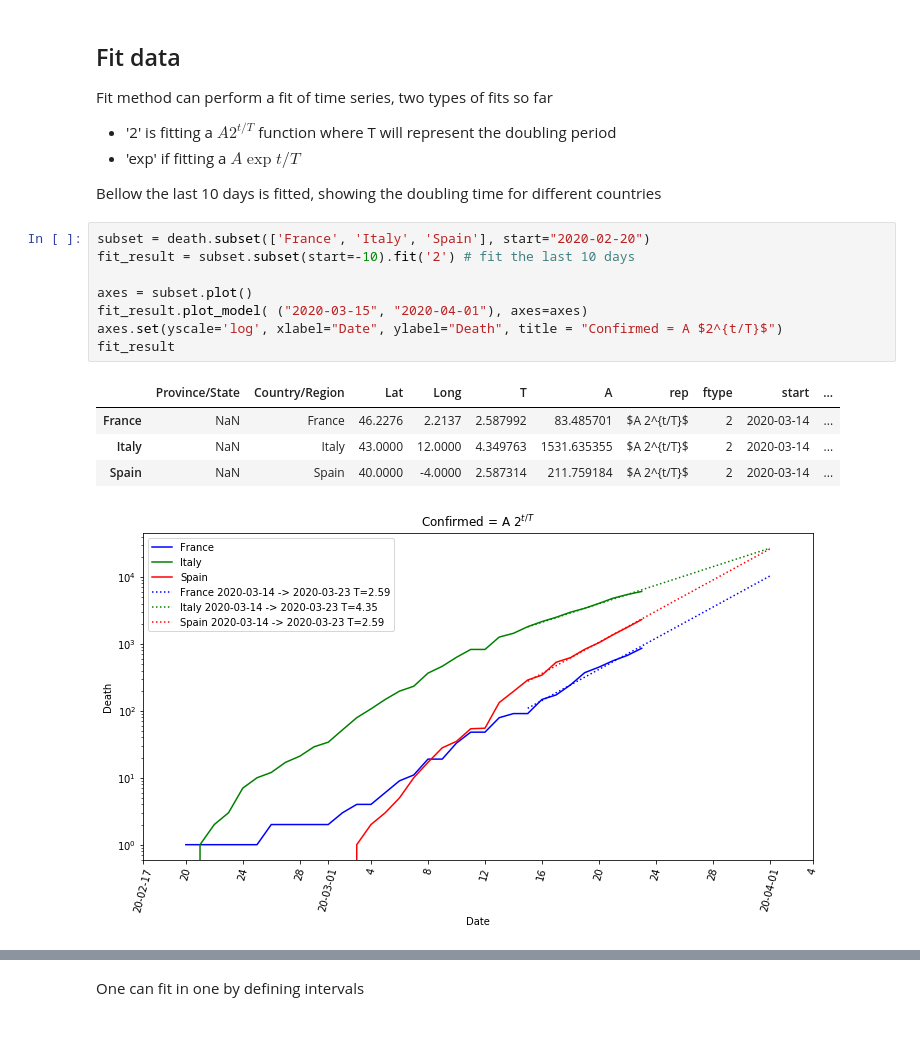
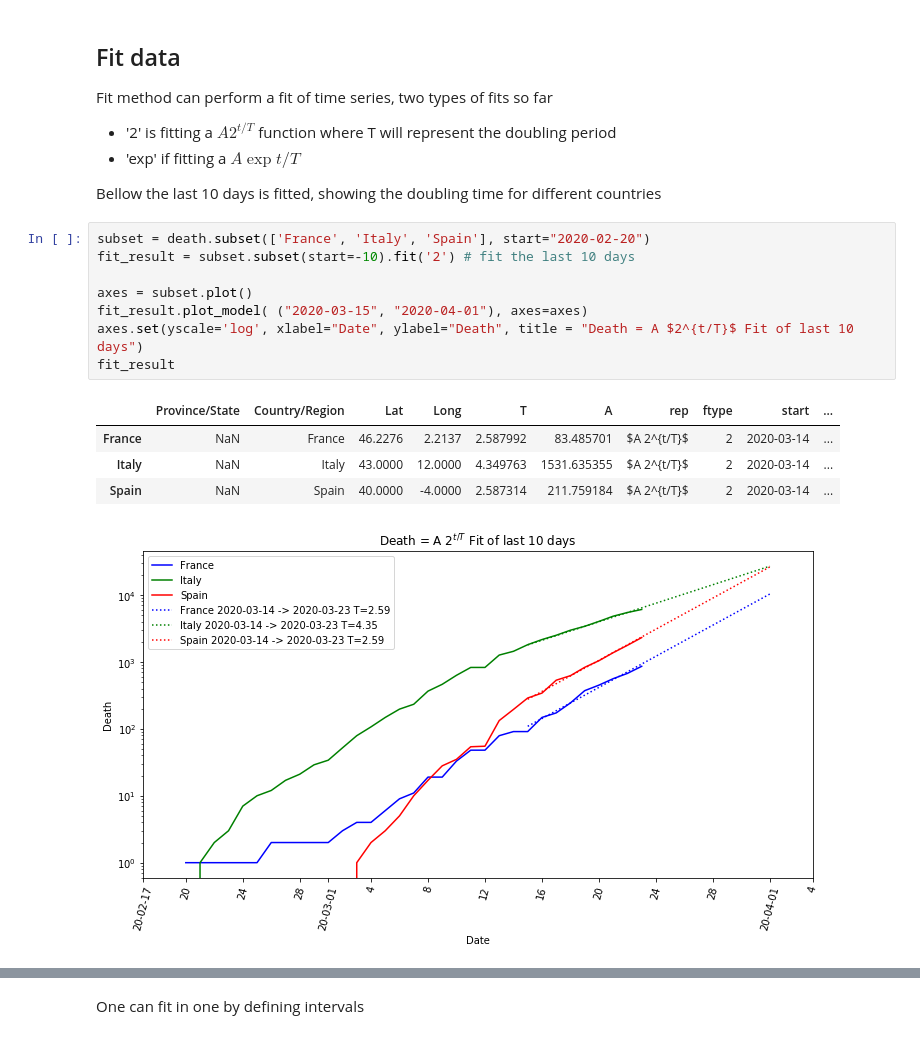
Before and after one commit to SylvainGuieu/corona, a Jupyter notebook: corona.ipynb, the cells around one changed output, grey strips where cells are left out. Saved outputs shown, nothing was run; the diff lists cells and outputs as text.

Commit message:
plot/notebook update

```diff
--- a/corona.ipynb
+++ b/corona.ipynb
@@ -207,14 +207,14 @@ Bellow the last 10 days is fitted, showing the doubling time for different count
 # %%
 subset = death.subset(['France', 'Italy', 'Spain'], start="2020-02-20")
 fit_result = subset.subset(start=-10).fit('2') # fit the last 10 days
 
 axes = subset.plot()
 fit_result.plot_model( ("2020-03-15", "2020-04-01"), axes=axes)
-axes.set(yscale='log', xlabel="Date", ylabel="Death", title = "Confirmed = A $2^{t/T}$")
+axes.set(yscale='log', xlabel="Date", ylabel="Death", title = "Death = A $2^{t/T}$ Fit of last 10 days")
 fit_result
 # %% [output]
 |  | Province/State | Country/Region | Lat | Long | T | A | rep | ftype | start | ... |
 | France | NaN | France | 46.2276 | 2.2137 | 2.587992 | 83.485701 | $A 2^{t/T}$ | 2 | 2020-03-14 | ... |
 | Italy | NaN | Italy | 43.0000 | 12.0000 | 4.349763 | 1531.635355 | $A 2^{t/T}$ | 2 | 2020-03-14 | ... |
 | Spain | NaN | Spain | 40.0000 | -4.0000 | 2.587314 | 211.759184 | $A 2^{t/T}$ | 2 | 2020-03-14 | ... |
-[figure, old version]
+[figure, new version]
```
Also changed, not shown: parts of 1 cell of this notebook, 2 other files.
